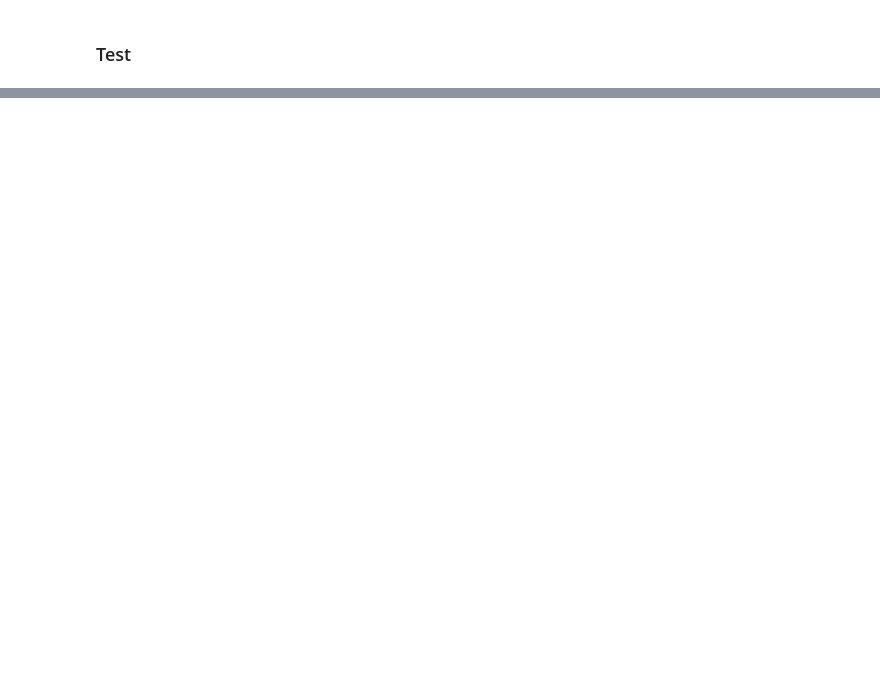
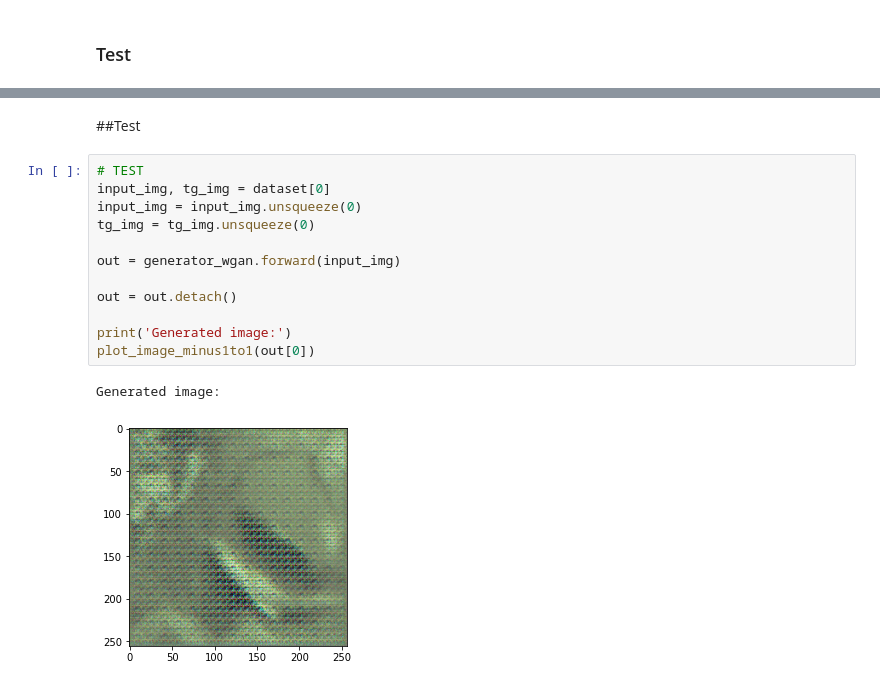
Before and after one commit to jemonra/ImageColouring, a Jupyter notebook: ColouringImageProject.ipynb, the cells around one changed output, grey strips where cells are left out. Cells and saved outputs as stored; diff of their text form; blank space fills up the shorter version.

```diff
--- a/ColouringImageProject.ipynb
+++ b/ColouringImageProject.ipynb
@@ -848,0 +939,17 @@ save_model(discriminator_wgan, discriminator_model_wgan_path)
+# %% [markdown]
+##Test
+# %%
+# TEST
+input_img, tg_img = dataset[0]
+input_img = input_img.unsqueeze(0)
+tg_img = tg_img.unsqueeze(0)
+
+out = generator_wgan.forward(input_img)
+
+out = out.detach()
+
+print('Generated image:')
+plot_image_minus1to1(out[0])
+# %% [output]
+Generated image:
+[figure, added]
```
Also changed, not shown: parts of 12 cells of this notebook.
